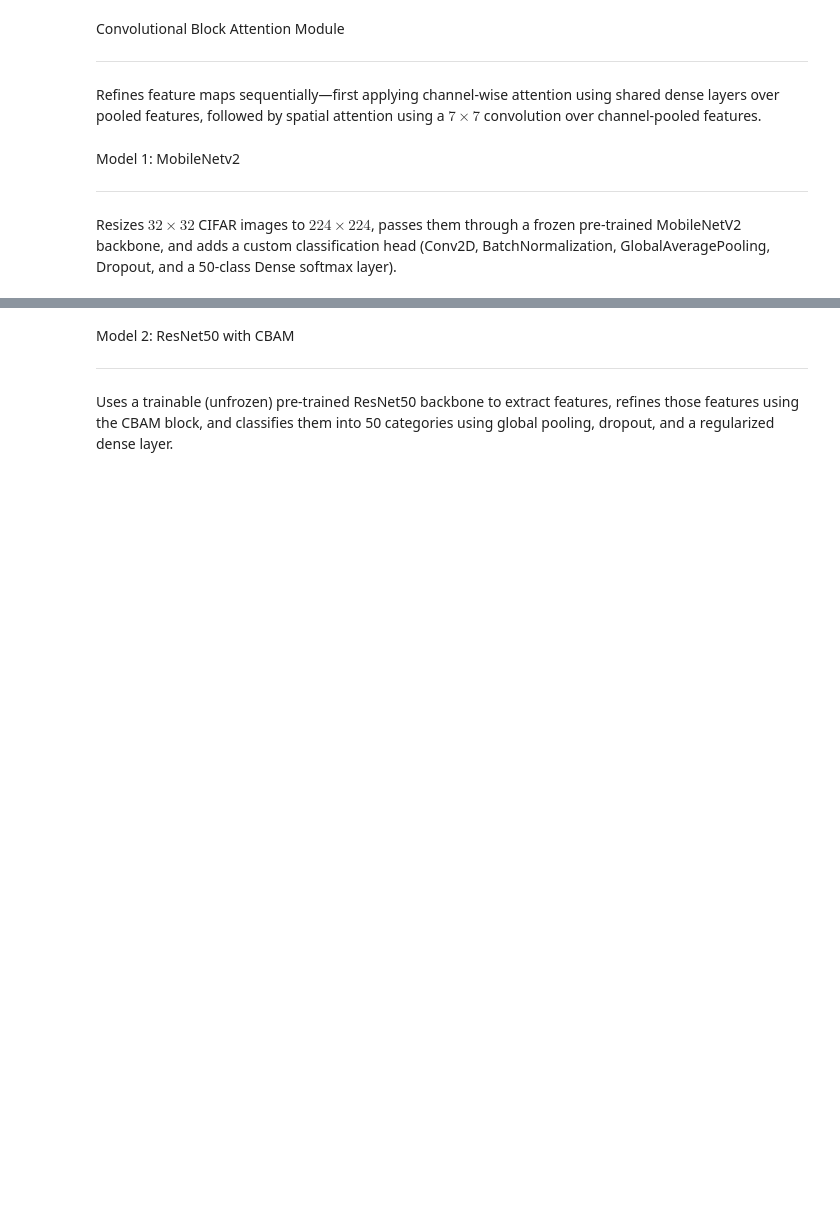
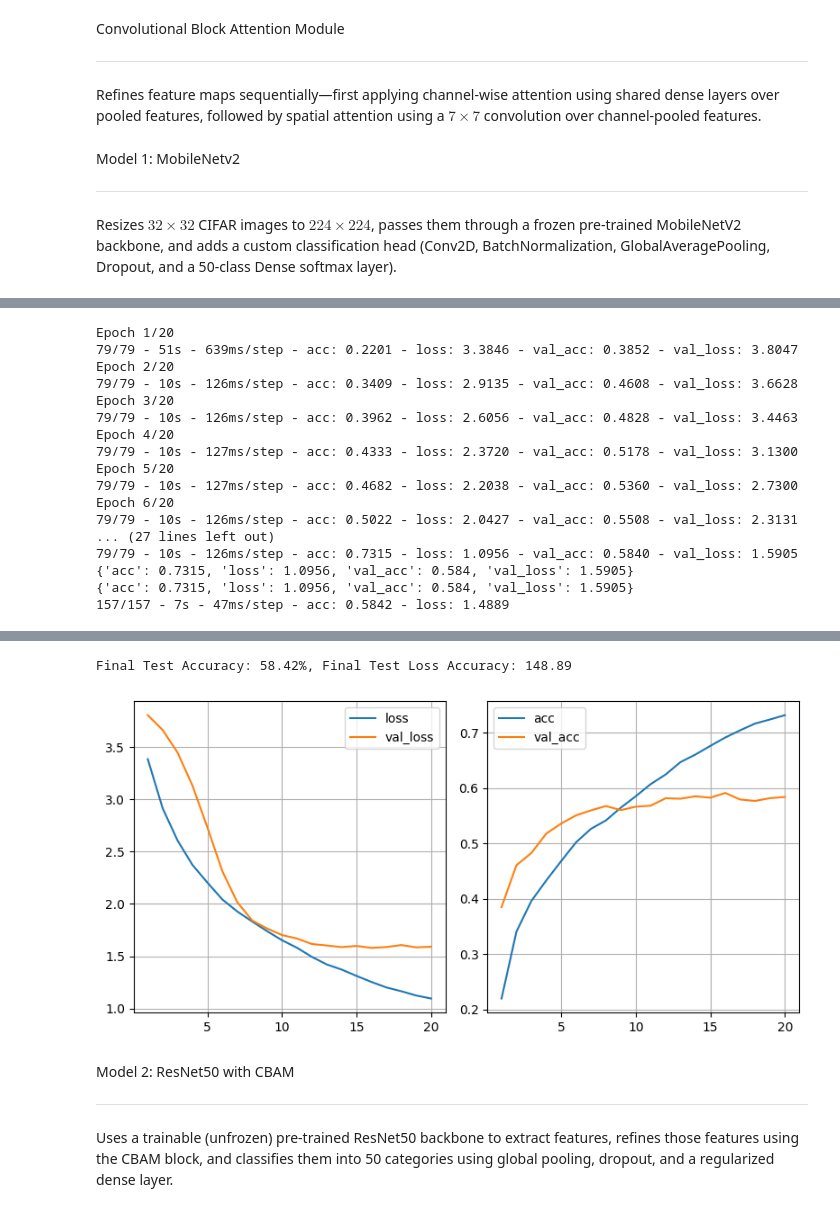
Before and after one commit to maybsalty/Deep-Learning-CIFAR100-project, a Jupyter notebook: 4930_model1.ipynb, the cells around one changed output, grey strips where cells are left out. Cells and saved outputs as stored; diff of their text form; code cells hidden in the pictures; blank space fills up the shorter version.

```diff
--- a/4930_model1.ipynb
+++ b/4930_model1.ipynb
@@ -241,6 +244,21 @@ def CBAM(inputs):
     x = ChannelAttention()(inputs)
     x = SpatialAttention()(x)
     return x
+# %%
+
+def compile_and_fit_model(model, X_train, y_train, X_test, y_test,
+                          epochs=20, batch_size=256, verbose=2):
+    model.compile(loss="categorical_crossentropy",
+                  optimizer="adam", metrics=["acc"])
+    history = model.fit(X_train,
+                        y_train,
+                        epochs=epochs,
+                        batch_size=batch_size,
+                        verbose=verbose,
+                        validation_data=(X_test, y_test),
+                       # callbacks=[early_stop3,checkpoint]
+                        )
+    return history
 # %% [markdown]
 Model 1: MobileNetv2
 
@@ -342,0 +297,33 @@ Final Test Accuracy: 56.72%, Final Test Loss Accuracy: 153.85
+# %%
+model = create_mobilenet_model(
+    input_shape=X_train.shape[1:],
+    num_classes=50)
+
+history = compile_and_fit_model(model, X_train, y_train, X_test, y_test,
+                                epochs=20)
+print(history_final_values(history))
+
+final_values[model.name] = history_final_values(history)
+print(final_values[model.name])
+plot_history(history)
+test_loss, test_acc = model.evaluate(X_test, y_test, verbose=2)
+print(f"\nFinal Test Accuracy: {test_acc * 100:.2f}%, Final Test Loss Accuracy: {test_loss * 100:.2f} ")
+model.save('best_mobilenetv2_model.h5')
+# %% [output]
+Epoch 1/20
+79/79 - 51s - 639ms/step - acc: 0.2201 - loss: 3.3846 - val_acc: 0.3852 - val_loss: 3.8047
+Epoch 2/20
+79/79 - 10s - 126ms/step - acc: 0.3409 - loss: 2.9135 - val_acc: 0.4608 - val_loss: 3.6628
+Epoch 3/20
+79/79 - 10s - 126ms/step - acc: 0.3962 - loss: 2.6056 - val_acc: 0.4828 - val_loss: 3.4463
+Epoch 4/20
+79/79 - 10s - 127ms/step - acc: 0.4333 - loss: 2.3720 - val_acc: 0.5178 - val_loss: 3.1300
+Epoch 5/20
+79/79 - 10s - 127ms/step - acc: 0.4682 - loss: 2.2038 - val_acc: 0.5360 - val_loss: 2.7300
+Epoch 6/20
+79/79 - 10s - 126ms/step - acc: 0.5022 - loss: 2.0427 - val_acc: 0.5508 - val_loss: 2.3131
+... (27 lines left out)
+79/79 - 10s - 126ms/step - acc: 0.7315 - loss: 1.0956 - val_acc: 0.5840 - val_loss: 1.5905
+{'acc': 0.7315, 'loss': 1.0956, 'val_acc': 0.584, 'val_loss': 1.5905}
+{'acc': 0.7315, 'loss': 1.0956, 'val_acc': 0.584, 'val_loss': 1.5905}
+157/157 - 7s - 47ms/step - acc: 0.5842 - loss: 1.4889
@@ -342,0 +331,2 @@ Final Test Accuracy: 56.72%, Final Test Loss Accuracy: 153.85
+Final Test Accuracy: 58.42%, Final Test Loss Accuracy: 148.89
+[figure, added]
```
Also changed, not shown: parts of 8 cells of this notebook.
